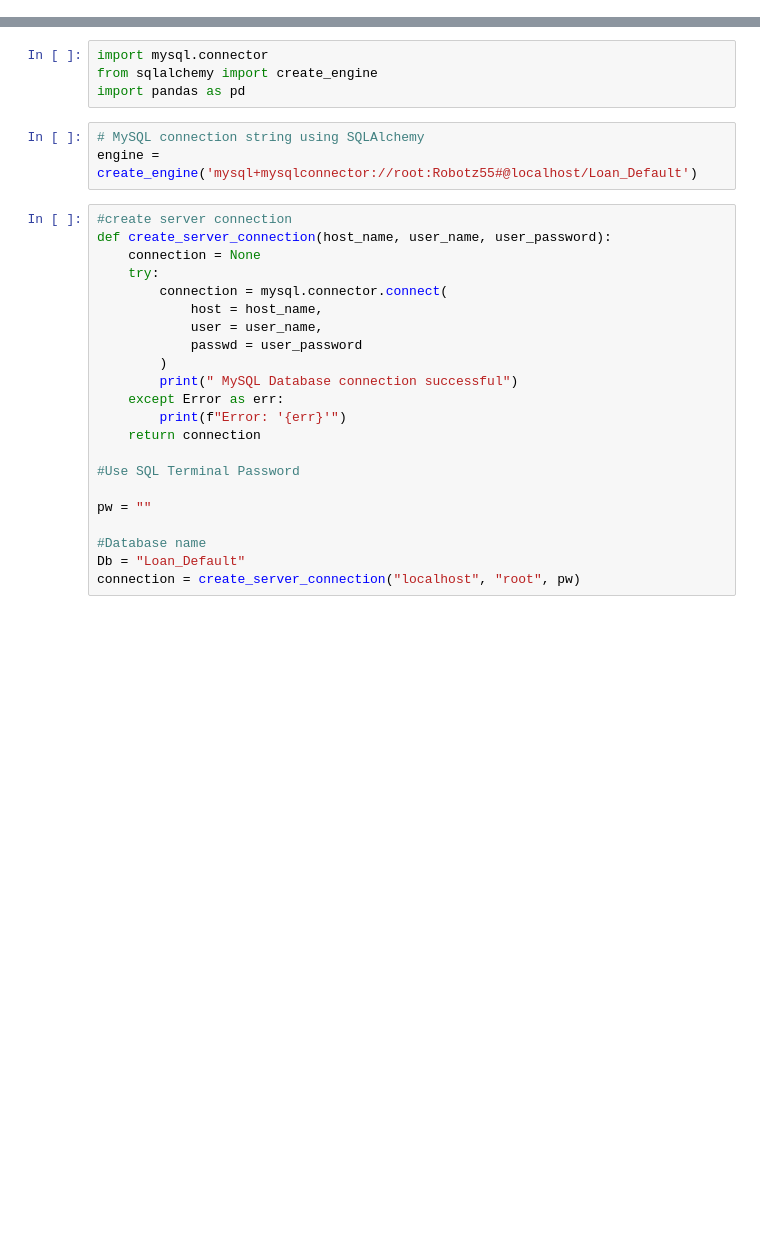
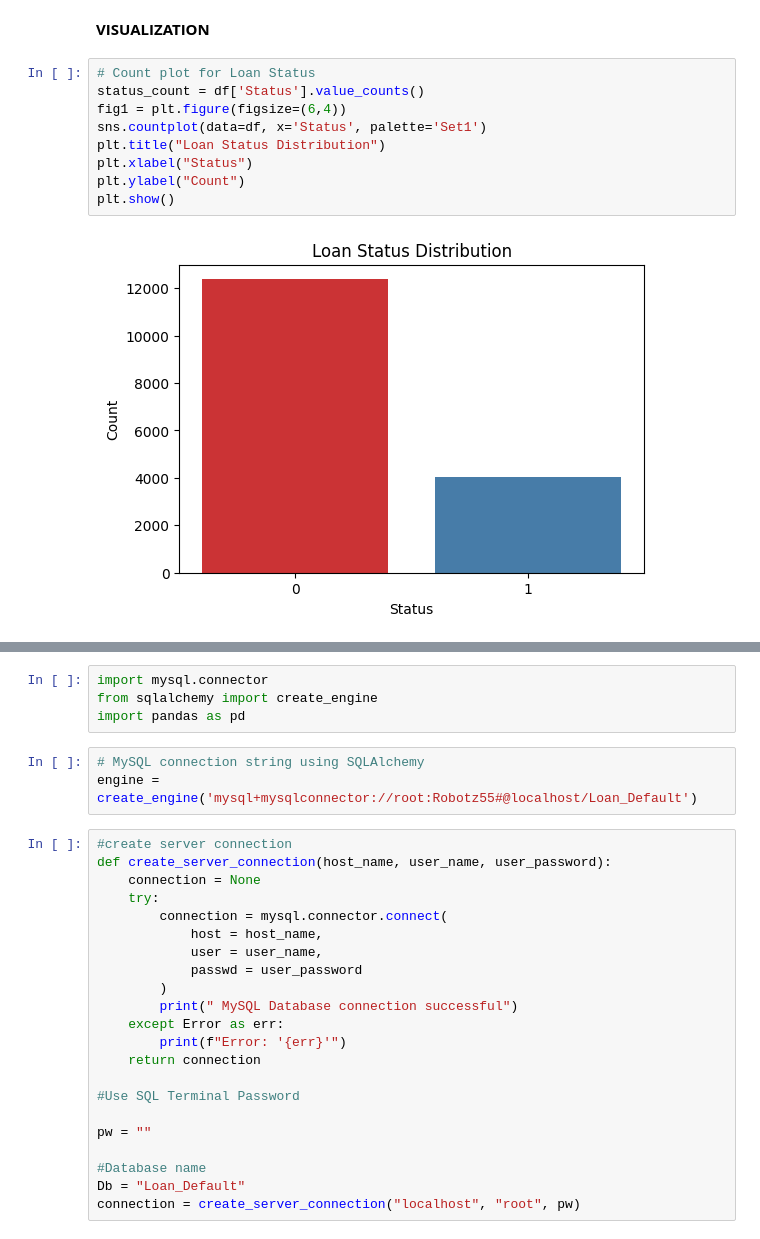
Before and after one commit to Clffordojuka/Loan-Default, a Jupyter notebook: Loan Default.ipynb, the cells around one changed output, grey strips where cells are left out. Cells and saved outputs as stored; diff of their text form; blank space fills up the shorter version.

```diff
--- a/Loan Default.ipynb
+++ b/Loan Default.ipynb
@@ -409,0 +305,13 @@ Requirement already satisfied: six>=1.5 in c:\users\user\anaconda3\lib\site-pack
+# %% [markdown]
+**VISUALIZATION**
+# %%
+# Count plot for Loan Status
+status_count = df['Status'].value_counts()
+fig1 = plt.figure(figsize=(6,4))
+sns.countplot(data=df, x='Status', palette='Set1')
+plt.title("Loan Status Distribution")
+plt.xlabel("Status")
+plt.ylabel("Count")
+plt.show()
+# %% [output]
+[figure, added]
```
Also changed, not shown: parts of 40 cells of this notebook, 5 other files.
